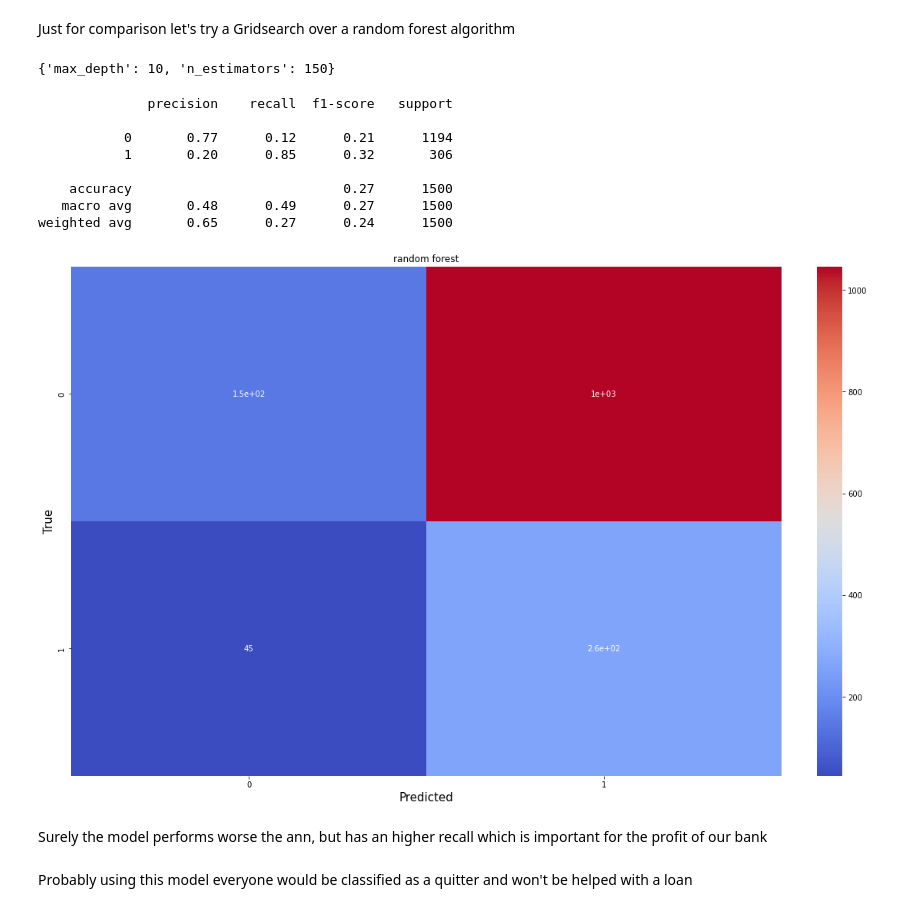
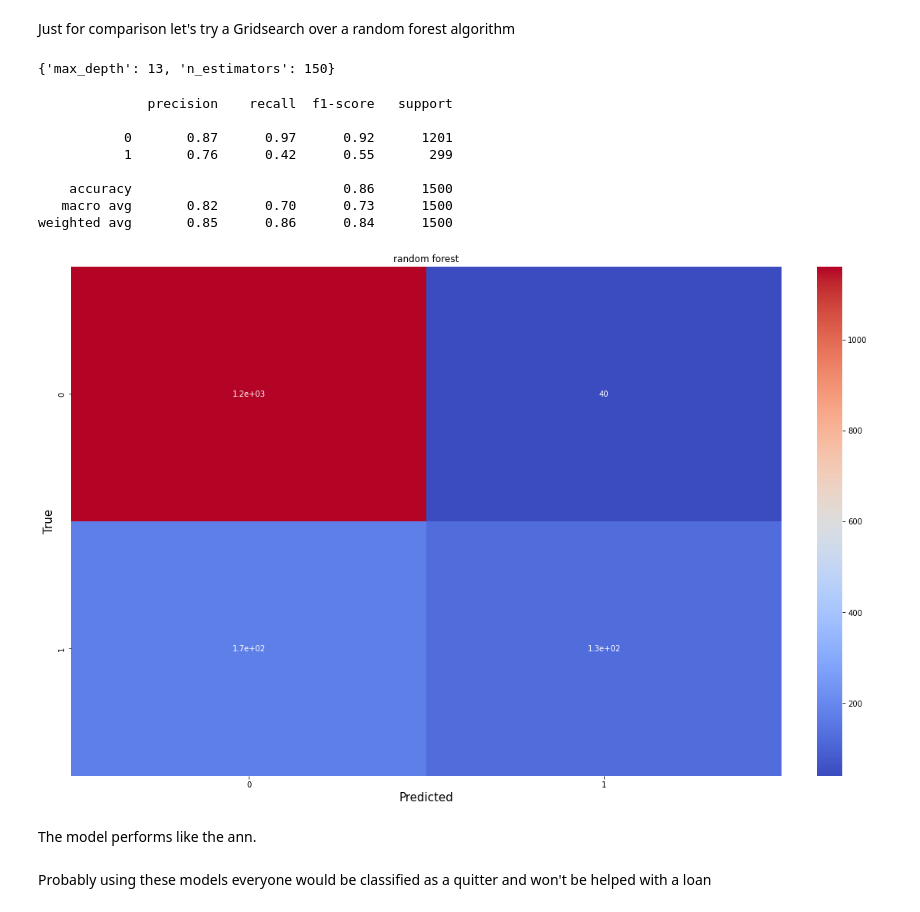
Before and after one commit to NicoGiamm/MachineLearning-DataScience_smallprojects, a Jupyter notebook: ANN Classifier/ANN_classifier.ipynb, the cells around one changed output. Saved outputs shown, nothing was run; the diff lists cells and outputs as text; code cells hidden in the pictures.

```diff
--- a/ANN Classifier/ANN_classifier.ipynb
+++ b/ANN Classifier/ANN_classifier.ipynb
@@ -170,6 +170,6 @@ Let's wrap the neural network so we ca use cross validation in scikit learn
 # %%
 callback = keras.callbacks.EarlyStopping(monitor='accuracy', patience = 50)
 ann_wrap = KerasClassifier(ann(), epochs = 100,  batch_size = 32, verbose=True, callbacks = [callback])
-cv = ShuffleSplit(n_splits=6, test_size=0.15)
+cv = ShuffleSplit(n_splits=15, test_size=0.15)
 scores = cross_val_score(ann_wrap, X_train_scaled, y_train, cv=cv, n_jobs=-1)
 # %% [output]
@@ -295,26 +316,26 @@ grid.fit(X_train_scaled, y_train)
 best = grid.best_estimator_
 print(grid.best_params_)
 # %% [output]
-{'max_depth': 10, 'n_estimators': 150}
+{'max_depth': 13, 'n_estimators': 150}
 # %%
 rf_pred = best.predict(X_test_scaled)
-cm = confusion_matrix(y_true=y_test, y_pred= gb_pred)
+cm = confusion_matrix(y_true=y_test, y_pred= rf_pred)
 sns.heatmap(cm ,annot = True, cmap = 'coolwarm' )
 plt.ylabel('True')
 plt.xlabel('Predicted')
 plt.title('random forest')
-print(classification_report(y_true=y_test, y_pred = gb_pred))
+print(classification_report(y_true=y_test, y_pred = rf_pred))
 # %% [output]
               precision    recall  f1-score   support
 
-           0       0.77      0.12      0.21      1194
-           1       0.20      0.85      0.32       306
+           0       0.87      0.97      0.92      1201
+           1       0.76      0.42      0.55       299
 
-    accuracy                           0.27      1500
-   macro avg       0.48      0.49      0.27      1500
-weighted avg       0.65      0.27      0.24      1500
+    accuracy                           0.86      1500
+   macro avg       0.82      0.70      0.73      1500
+weighted avg       0.85      0.86      0.84      1500
-[figure, old version]
+[figure, new version]
 # %% [markdown]
-Surely the model performs worse the ann, but has an higher recall which is important for the profit of our bank
+The model performs like the ann.
 # %% [markdown]
-Probably using this model everyone would be classified as a quitter and won't be helped with a loan
+Probably using these models everyone would be classified as a quitter and won't be helped with a loan
```
Also changed, not shown: parts of 11 cells of this notebook.
